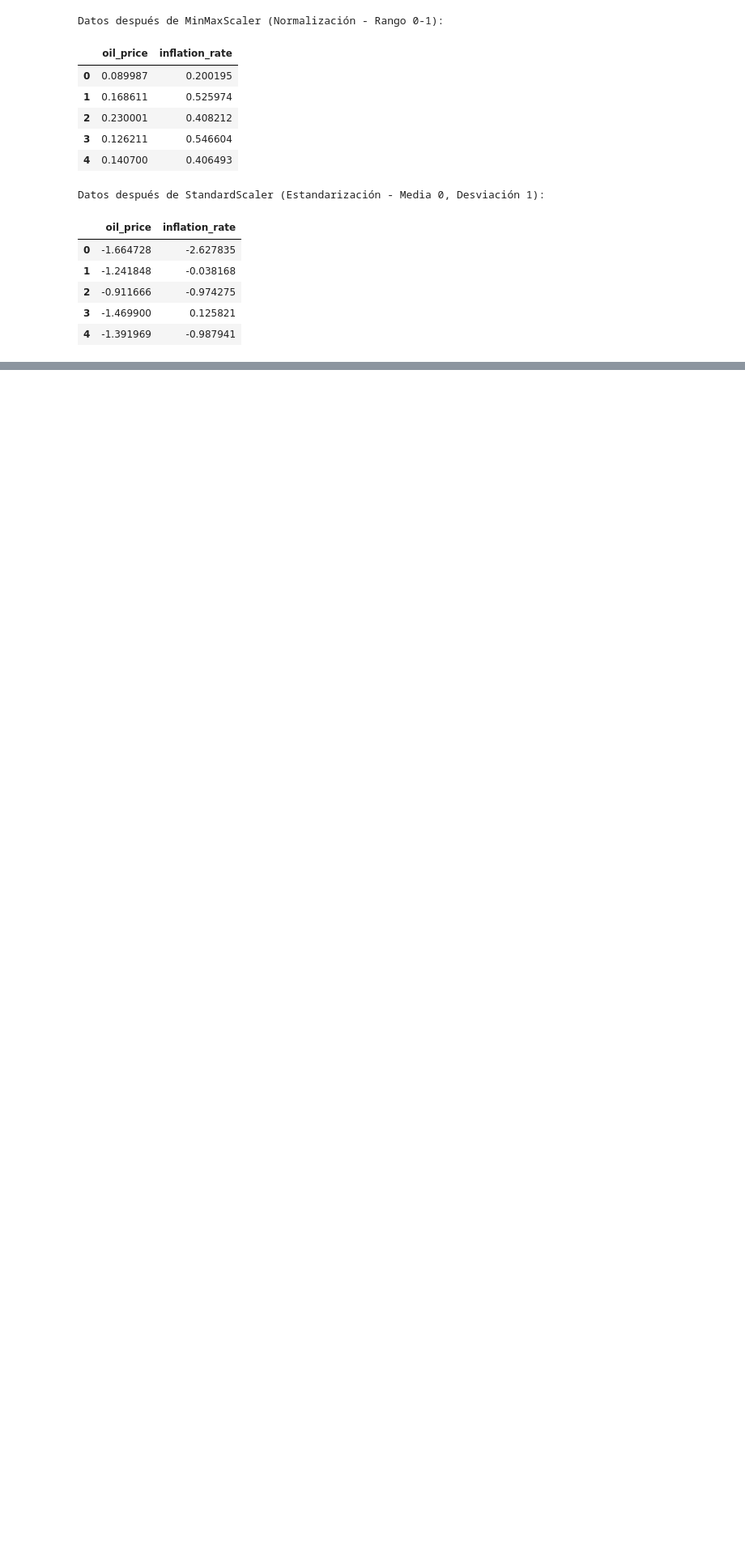
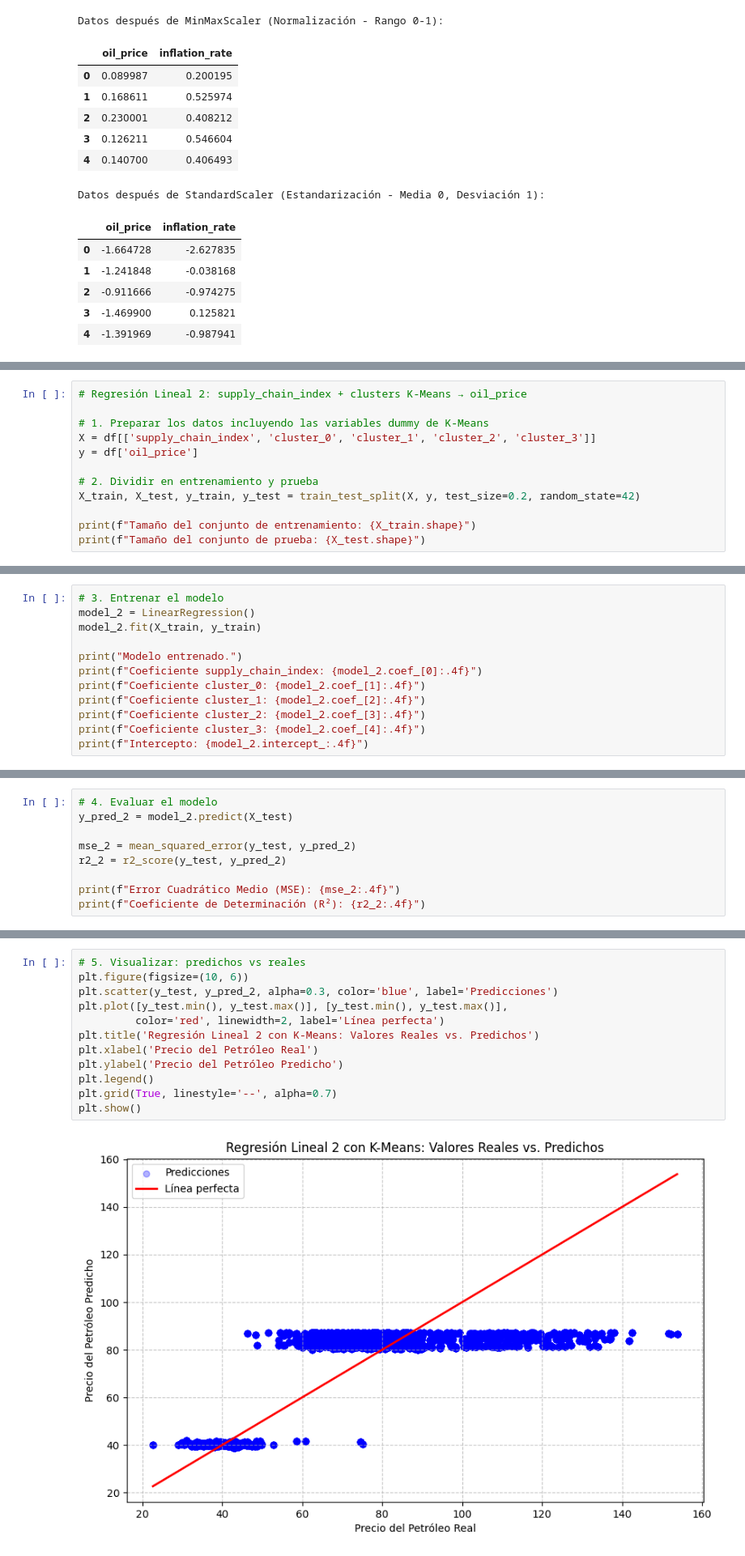
Before and after one commit to Linzdhx/Mineria_datos_covid, a Jupyter notebook: Mineria_datos_covid.ipynb, the cells around one changed output, grey strips where cells are left out. Shown at 81% size. Cells and saved outputs as stored; diff of their text form; blank space fills up the shorter version.

```diff
--- a/Mineria_datos_covid.ipynb
+++ b/Mineria_datos_covid.ipynb
@@ -427,0 +727,12 @@ Ejemplo de codificación (primeras 5): [17 17 17 17 17]
+# %%
+# Regresión Lineal 2: supply_chain_index + clusters K-Means → oil_price
+
+# 1. Preparar los datos incluyendo las variables dummy de K-Means
+X = df[['supply_chain_index', 'cluster_0', 'cluster_1', 'cluster_2', 'cluster_3']]
+y = df['oil_price']
+
+# 2. Dividir en entrenamiento y prueba
+X_train, X_test, y_train, y_test = train_test_split(X, y, test_size=0.2, random_state=42)
+
+print(f"Tamaño del conjunto de entrenamiento: {X_train.shape}")
+print(f"Tamaño del conjunto de prueba: {X_test.shape}")
@@ -427,0 +746,12 @@ Ejemplo de codificación (primeras 5): [17 17 17 17 17]
+# %%
+# 3. Entrenar el modelo
+model_2 = LinearRegression()
+model_2.fit(X_train, y_train)
+
+print("Modelo entrenado.")
+print(f"Coeficiente supply_chain_index: {model_2.coef_[0]:.4f}")
+print(f"Coeficiente cluster_0: {model_2.coef_[1]:.4f}")
+print(f"Coeficiente cluster_1: {model_2.coef_[2]:.4f}")
+print(f"Coeficiente cluster_2: {model_2.coef_[3]:.4f}")
+print(f"Coeficiente cluster_3: {model_2.coef_[4]:.4f}")
+print(f"Intercepto: {model_2.intercept_:.4f}")
@@ -427,0 +768,9 @@ Ejemplo de codificación (primeras 5): [17 17 17 17 17]
+# %%
+# 4. Evaluar el modelo
+y_pred_2 = model_2.predict(X_test)
+
+mse_2 = mean_squared_error(y_test, y_pred_2)
+r2_2 = r2_score(y_test, y_pred_2)
+
+print(f"Error Cuadrático Medio (MSE): {mse_2:.4f}")
+print(f"Coeficiente de Determinación (R²): {r2_2:.4f}")
@@ -427,0 +782,14 @@ Ejemplo de codificación (primeras 5): [17 17 17 17 17]
+# %%
+# 5. Visualizar: predichos vs reales
+plt.figure(figsize=(10, 6))
+plt.scatter(y_test, y_pred_2, alpha=0.3, color='blue', label='Predicciones')
+plt.plot([y_test.min(), y_test.max()], [y_test.min(), y_test.max()],
+         color='red', linewidth=2, label='Línea perfecta')
+plt.title('Regresión Lineal 2 con K-Means: Valores Reales vs. Predichos')
+plt.xlabel('Precio del Petróleo Real')
+plt.ylabel('Precio del Petróleo Predicho')
+plt.legend()
+plt.grid(True, linestyle='--', alpha=0.7)
+plt.show()
+# %% [output]
+[figure, added]
```
Also changed, not shown: parts of 100 cells of this notebook.
